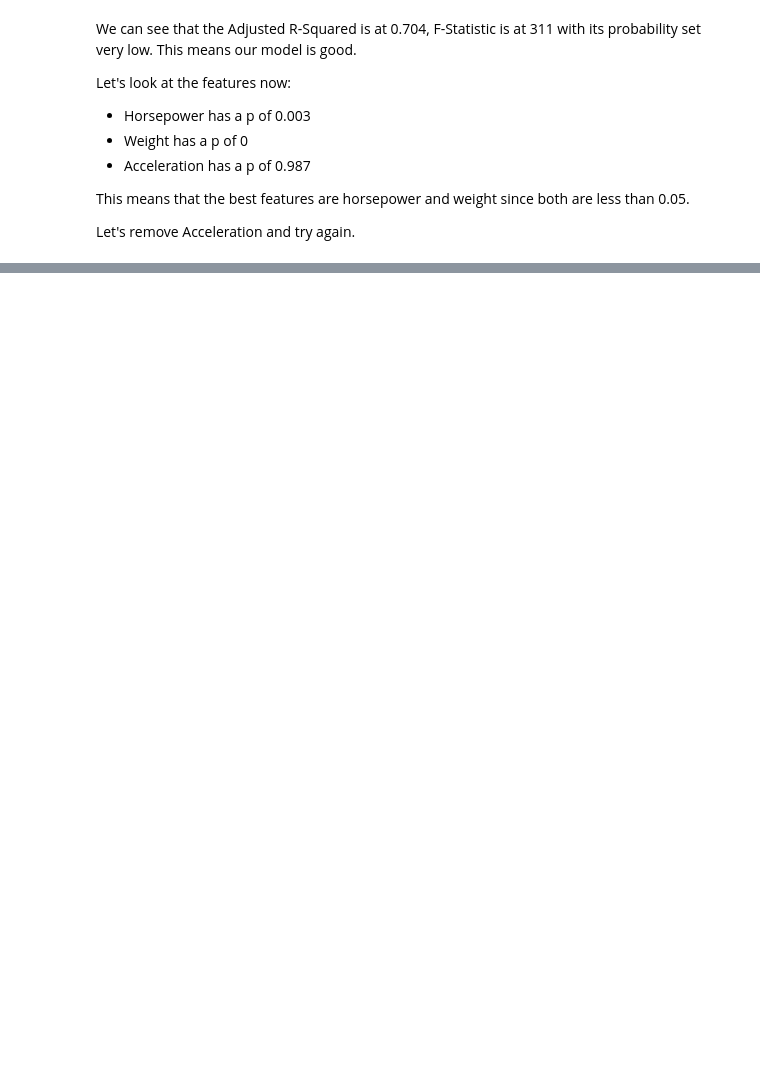
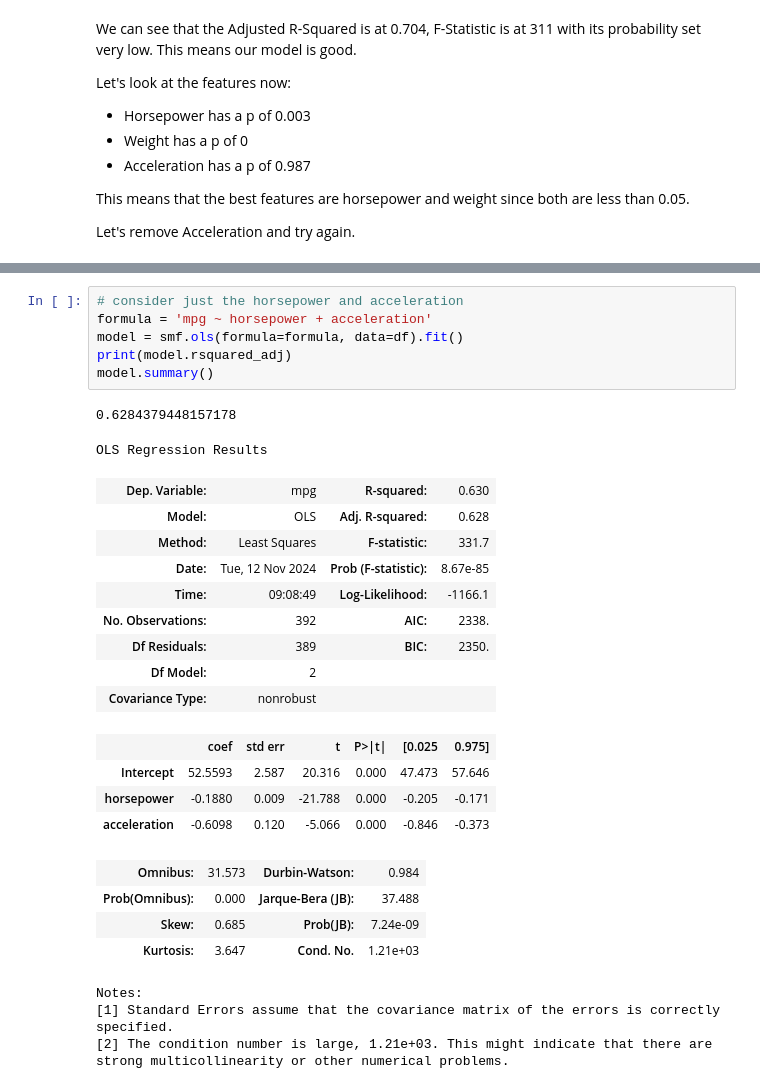
Before and after one commit to vanki2003/ACI, a Jupyter notebook: models/Linear Regression/02 - Multiple Regression - Handout.ipynb, the cells around one changed output, grey strips where cells are left out. Cells and saved outputs as stored; diff of their text form; blank space fills up the shorter version.

```diff
--- a/models/Linear Regression/02 - Multiple Regression - Handout.ipynb
+++ b/models/Linear Regression/02 - Multiple Regression - Handout.ipynb
@@ -159,0 +221,30 @@ The F-Statistic is higher, so we can see that acceleration does not have an effe
+# %%
+# consider just the horsepower and acceleration
+formula = 'mpg ~ horsepower + acceleration'
+model = smf.ols(formula=formula, data=df).fit()
+print(model.rsquared_adj)
+model.summary()
+# %% [output]
+0.6284379448157178
+OLS Regression Results
+| Dep. Variable: | mpg | R-squared: | 0.630 |
+| Model: | OLS | Adj. R-squared: | 0.628 |
+| Method: | Least Squares | F-statistic: | 331.7 |
+| Date: | Tue, 12 Nov 2024 | Prob (F-statistic): | 8.67e-85 |
+| Time: | 09:08:49 | Log-Likelihood: | -1166.1 |
+| No. Observations: | 392 | AIC: | 2338. |
+| Df Residuals: | 389 | BIC: | 2350. |
+| Df Model: | 2 |  |  |
+| Covariance Type: | nonrobust |  |  |
+|  | coef | std err | t | P>|t| | [0.025 | 0.975] |
+| Intercept | 52.5593 | 2.587 | 20.316 | 0.000 | 47.473 | 57.646 |
+| horsepower | -0.1880 | 0.009 | -21.788 | 0.000 | -0.205 | -0.171 |
+| acceleration | -0.6098 | 0.120 | -5.066 | 0.000 | -0.846 | -0.373 |
+| Omnibus: | 31.573 | Durbin-Watson: | 0.984 |
+| Prob(Omnibus): | 0.000 | Jarque-Bera (JB): | 37.488 |
+| Skew: | 0.685 | Prob(JB): | 7.24e-09 |
+| Kurtosis: | 3.647 | Cond. No. | 1.21e+03 |
+Notes:
+[1] Standard Errors assume that the covariance matrix of the errors is correctly specified.
+[2] The condition number is large, 1.21e+03. This might indicate that there are
+strong multicollinearity or other numerical problems.
```
Also changed, not shown: parts of 16 cells of this notebook.
